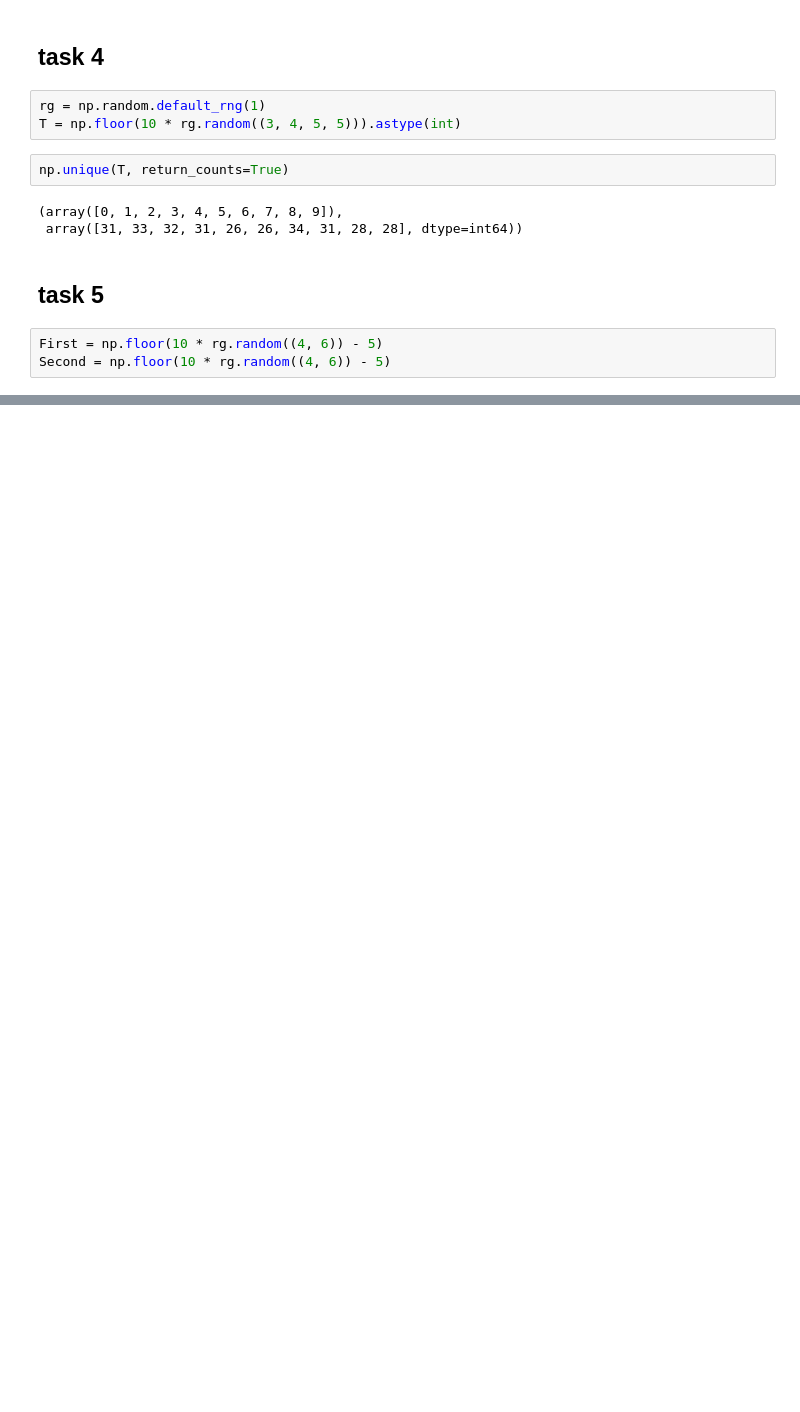
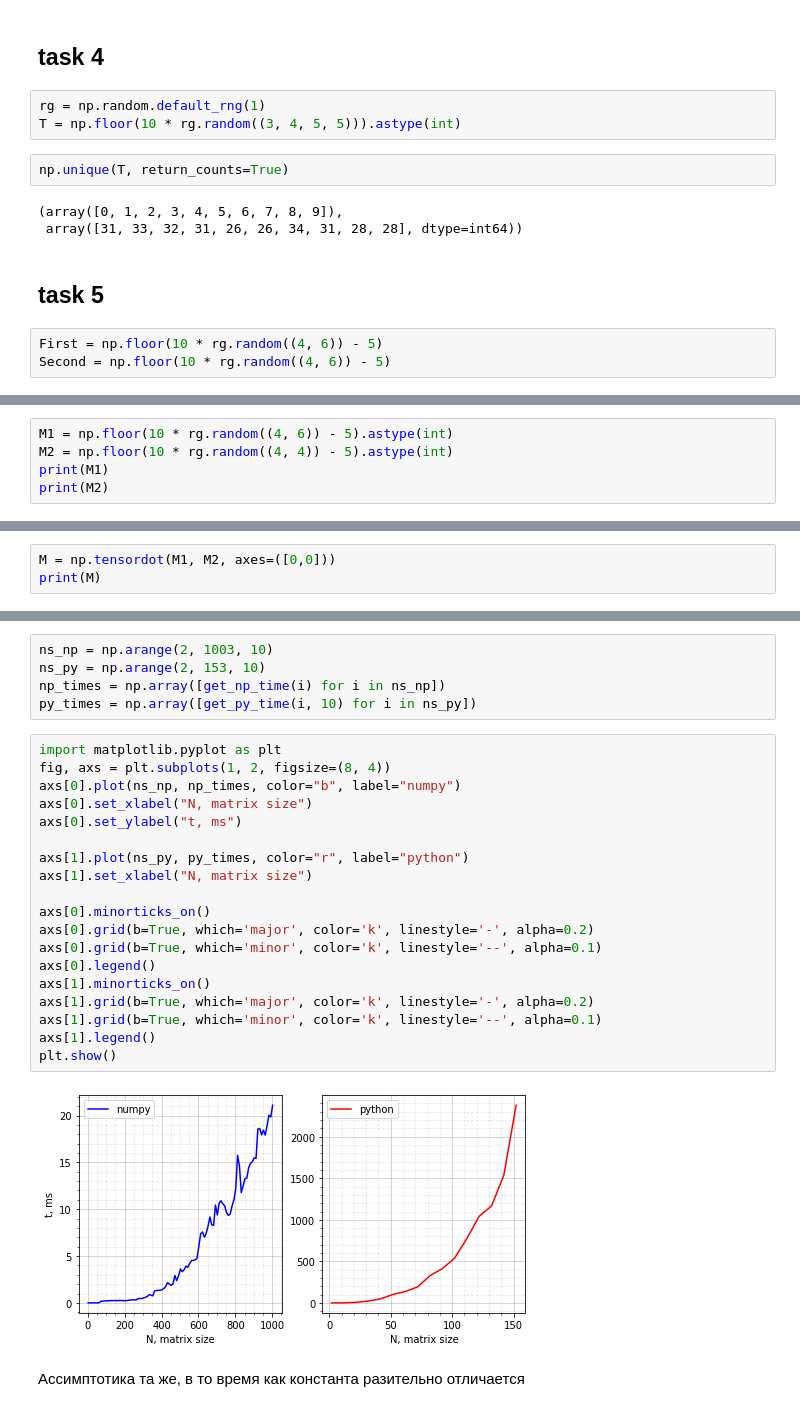
Before and after one commit to DedkovEA/ClacMath, a Jupyter notebook: A1/A1.ipynb, the cells around one changed output, grey strips where cells are left out. Drawn from its saved outputs; the diff is of its cells as text; blank space fills up the shorter version.

Commit message:
Finally, finished numpy tasks

```diff
--- a/A1/A1.ipynb
+++ b/A1/A1.ipynb
@@ -77,0 +104,5 @@ print(Second)
+# %%
+M1 = np.floor(10 * rg.random((4, 6)) - 5).astype(int)
+M2 = np.floor(10 * rg.random((4, 4)) - 5).astype(int)
+print(M1)
+print(M2)
@@ -77,0 +118,3 @@ print(Second)
+# %%
+M = np.tensordot(M1, M2, axes=([0,0]))
+print(M)
@@ -77,0 +157,28 @@ print(Second)
+# %%
+ns_np = np.arange(2, 1003, 10)
+ns_py = np.arange(2, 153, 10)
+np_times = np.array([get_np_time(i) for i in ns_np])
+py_times = np.array([get_py_time(i, 10) for i in ns_py])
+# %%
+import matplotlib.pyplot as plt
+fig, axs = plt.subplots(1, 2, figsize=(8, 4))
+axs[0].plot(ns_np, np_times, color="b", label="numpy")
+axs[0].set_xlabel("N, matrix size")
+axs[0].set_ylabel("t, ms")
+
+axs[1].plot(ns_py, py_times, color="r", label="python")
+axs[1].set_xlabel("N, matrix size")
+
+axs[0].minorticks_on()
+axs[0].grid(b=True, which='major', color='k', linestyle='-', alpha=0.2)
+axs[0].grid(b=True, which='minor', color='k', linestyle='--', alpha=0.1)
+axs[0].legend()
+axs[1].minorticks_on()
+axs[1].grid(b=True, which='major', color='k', linestyle='-', alpha=0.2)
+axs[1].grid(b=True, which='minor', color='k', linestyle='--', alpha=0.1)
+axs[1].legend()
+plt.show()
+# %% [output]
+[figure, added]
+# %% [markdown]
+Ассимптотика та же, в то время как константа разительно отличается
```
Also changed, not shown: parts of 9 cells of this notebook.
